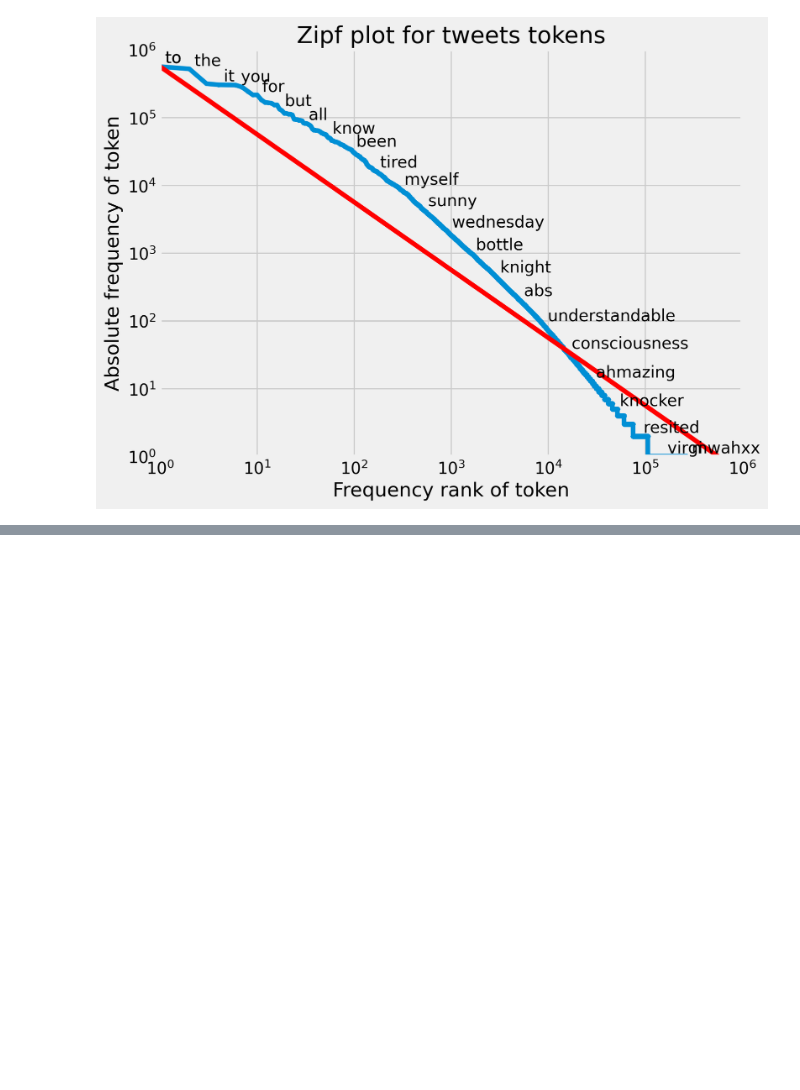
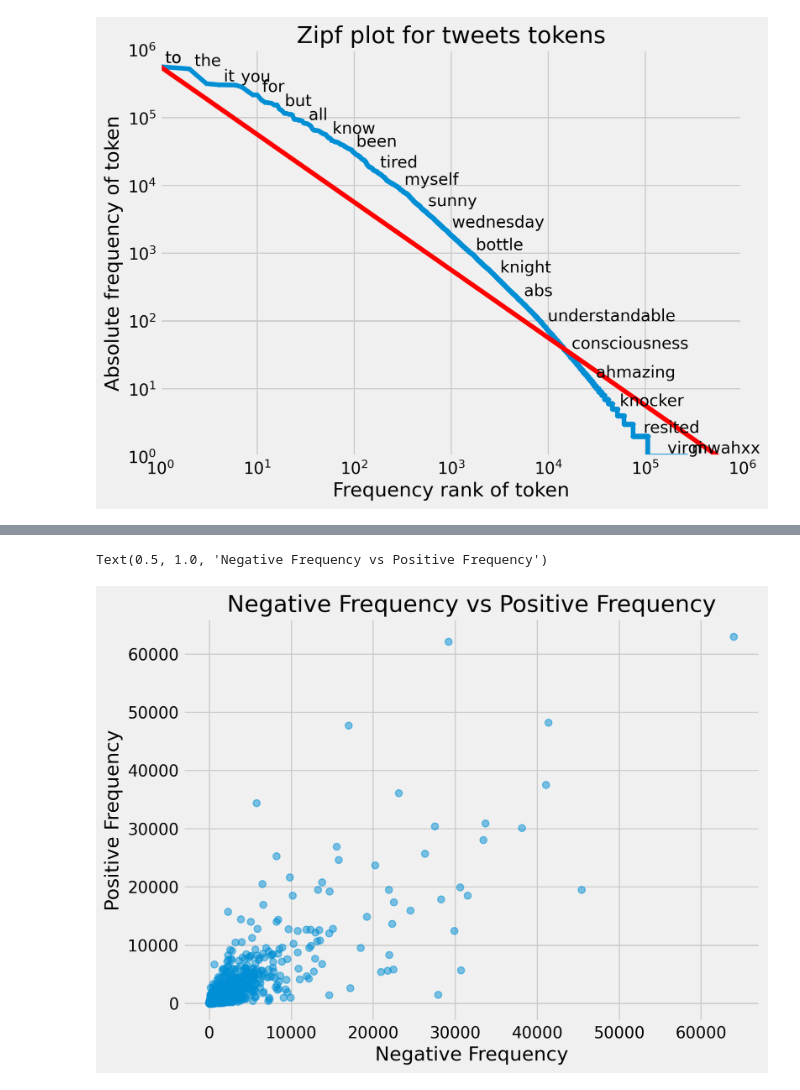
Before and after one commit to Zahra-Farsi/Searchable-Encryption, a Jupyter notebook: Searchable_Encryption_Sentiment_Analysis.ipynb, the cells around one changed output, grey strips where cells are left out. Cells and saved outputs as stored; diff of their text form; code cells hidden in the pictures; blank space fills up the shorter version.

```diff
--- a/Searchable_Encryption_Sentiment_Analysis.ipynb
+++ b/Searchable_Encryption_Sentiment_Analysis.ipynb
@@ -424,0 +520,10 @@ term_freq_df = pd.read_csv("/content/drive/MyDrive/bachelor project/term_freq_df
+# %%
+import seaborn as sns
+plt.figure(figsize=(8,6))
+ax = sns.regplot(x="negative", y="positive",fit_reg=False, scatter_kws={'alpha':0.5},data=term_freq_df2)
+plt.ylabel('Positive Frequency')
+plt.xlabel('Negative Frequency')
+plt.title('Negative Frequency vs Positive Frequency')
+# %% [output]
+Text(0.5, 1.0, 'Negative Frequency vs Positive Frequency')
+[figure, added]
```
Also changed, not shown: parts of 8 cells of this notebook.
